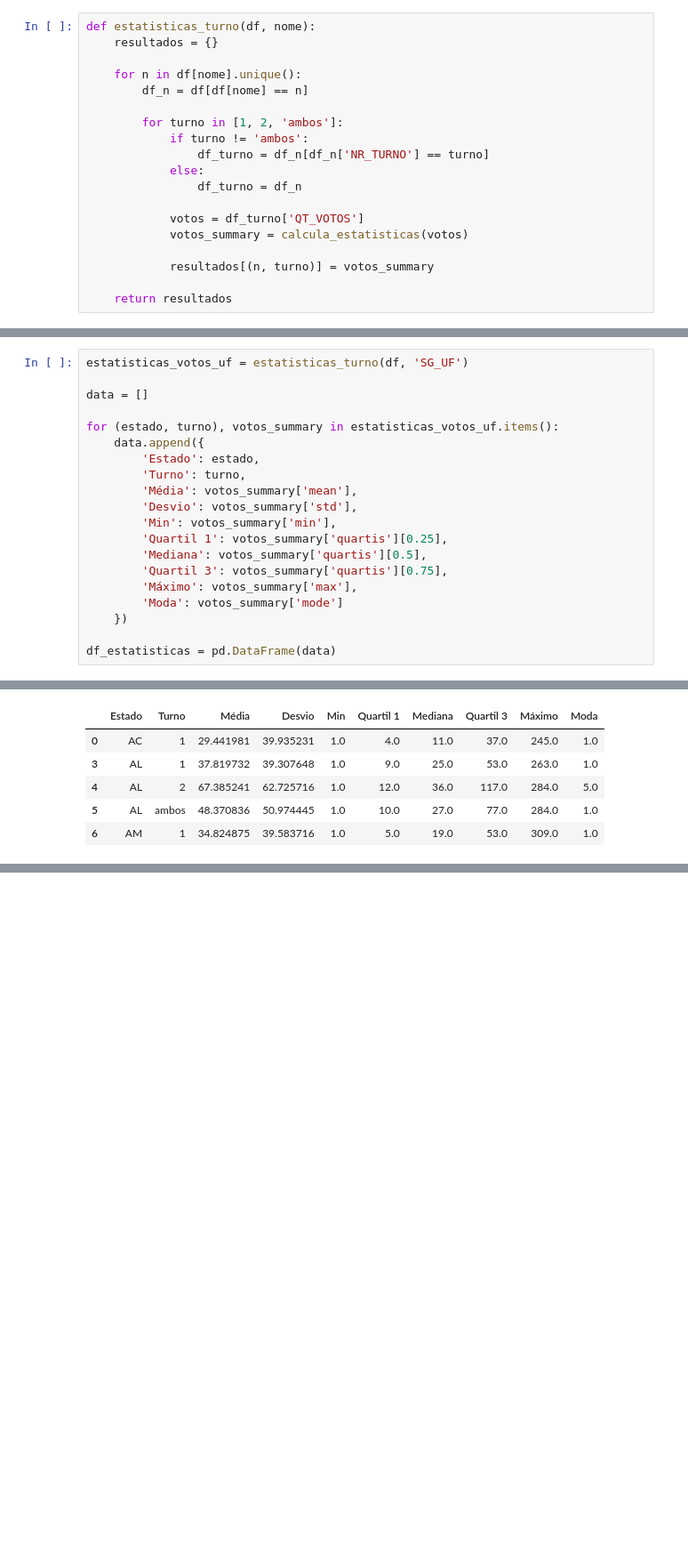
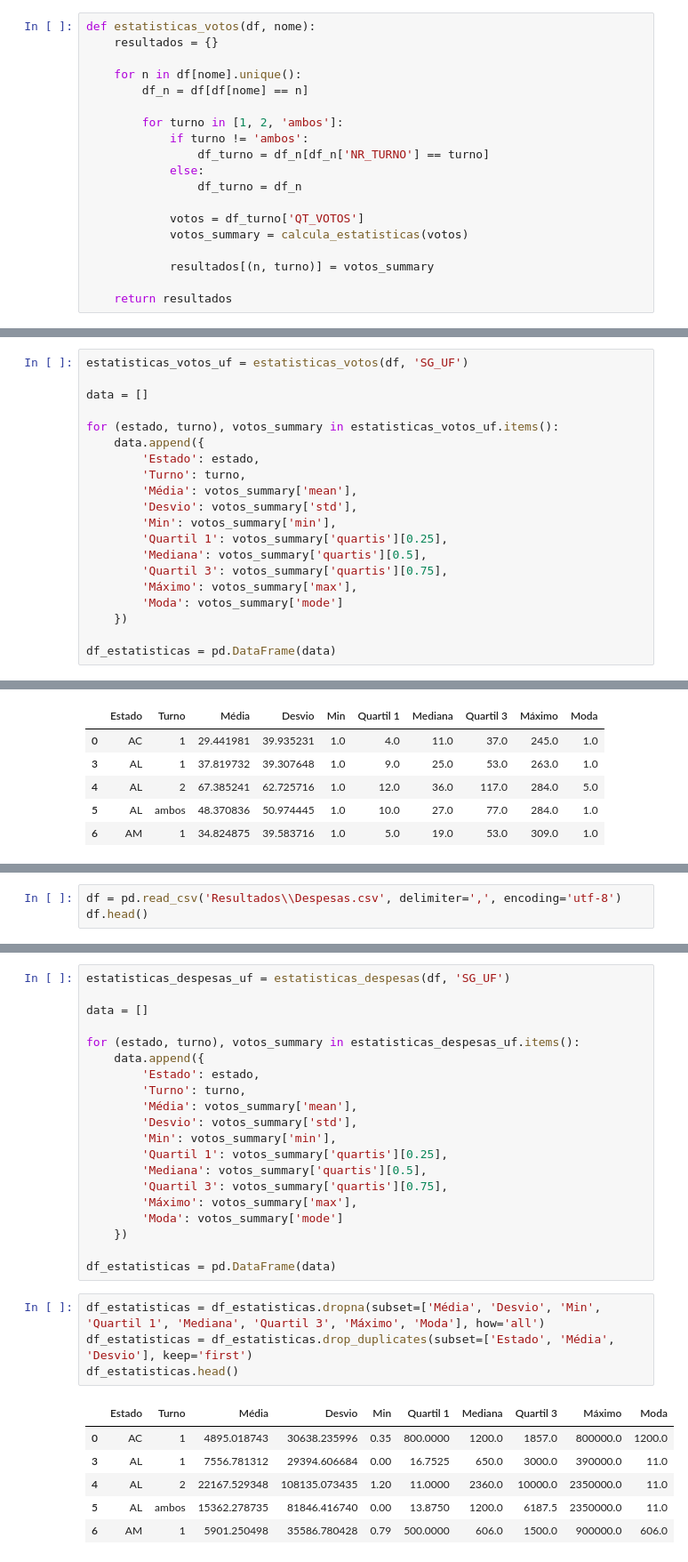
Before and after one commit to AndreiRech/Election, a Jupyter notebook: Analise.ipynb, the cells around one changed output, grey strips where cells are left out. Shown at 89% size. Cells and saved outputs as stored; diff of their text form; blank space fills up the shorter version.

```diff
--- a/Analise.ipynb
+++ b/Analise.ipynb
@@ -18,7 +18,7 @@ def calcula_estatisticas(dado):
         'quartis': dado.quantile([0.25, 0.5, 0.75])
     }
 # %%
-def estatisticas_turno(df, nome):
+def estatisticas_votos(df, nome):
     resultados = {}
 
     for n in df[nome].unique():
@@ -252,7 +271,7 @@ Quantidade total de votos:
 # %% [markdown]
 ### Votos por Estado (Turno 1, Turno 2 e Ambos)
 # %%
-estatisticas_votos_uf = estatisticas_turno(df, 'SG_UF')
+estatisticas_votos_uf = estatisticas_votos(df, 'SG_UF')
 
 data = []
 
@@ -284,0 +340,3 @@ df_estatisticas.head()
+# %%
+df = pd.read_csv('Resultados\\Despesas.csv', delimiter=',', encoding='utf-8')
+df.head()
@@ -284,0 +402,31 @@ df_estatisticas.head()
+# %%
+estatisticas_despesas_uf = estatisticas_despesas(df, 'SG_UF')
+
+data = []
+
+for (estado, turno), votos_summary in estatisticas_despesas_uf.items():
+    data.append({
+        'Estado': estado,
+        'Turno': turno,
+        'Média': votos_summary['mean'],
+        'Desvio': votos_summary['std'],
+        'Min': votos_summary['min'],
+        'Quartil 1': votos_summary['quartis'][0.25],
+        'Mediana': votos_summary['quartis'][0.5],
+        'Quartil 3': votos_summary['quartis'][0.75],
+        'Máximo': votos_summary['max'],
+        'Moda': votos_summary['mode']
+    })
+
+df_estatisticas = pd.DataFrame(data)
+# %%
+df_estatisticas = df_estatisticas.dropna(subset=['Média', 'Desvio', 'Min', 'Quartil 1', 'Mediana', 'Quartil 3', 'Máximo', 'Moda'], how='all')
+df_estatisticas = df_estatisticas.drop_duplicates(subset=['Estado', 'Média', 'Desvio'], keep='first')
+df_estatisticas.head()
+# %% [output]
+|  | Estado | Turno | Média | Desvio | Min | Quartil 1 | Mediana | Quartil 3 | Máximo | Moda |
+| 0 | AC | 1 | 4895.018743 | 30638.235996 | 0.35 | 800.0000 | 1200.0 | 1857.0 | 800000.0 | 1200.0 |
+| 3 | AL | 1 | 7556.781312 | 29394.606684 | 0.00 | 16.7525 | 650.0 | 3000.0 | 390000.0 | 11.0 |
+| 4 | AL | 2 | 22167.529348 | 108135.073435 | 1.20 | 11.0000 | 2360.0 | 10000.0 | 2350000.0 | 11.0 |
+| 5 | AL | ambos | 15362.278735 | 81846.416740 | 0.00 | 13.8750 | 1200.0 | 6187.5 | 2350000.0 | 11.0 |
+| 6 | AM | 1 | 5901.250498 | 35586.780428 | 0.79 | 500.0000 | 606.0 | 1500.0 | 900000.0 | 606.0 |
```
Also changed, not shown: parts of 15 cells of this notebook.
